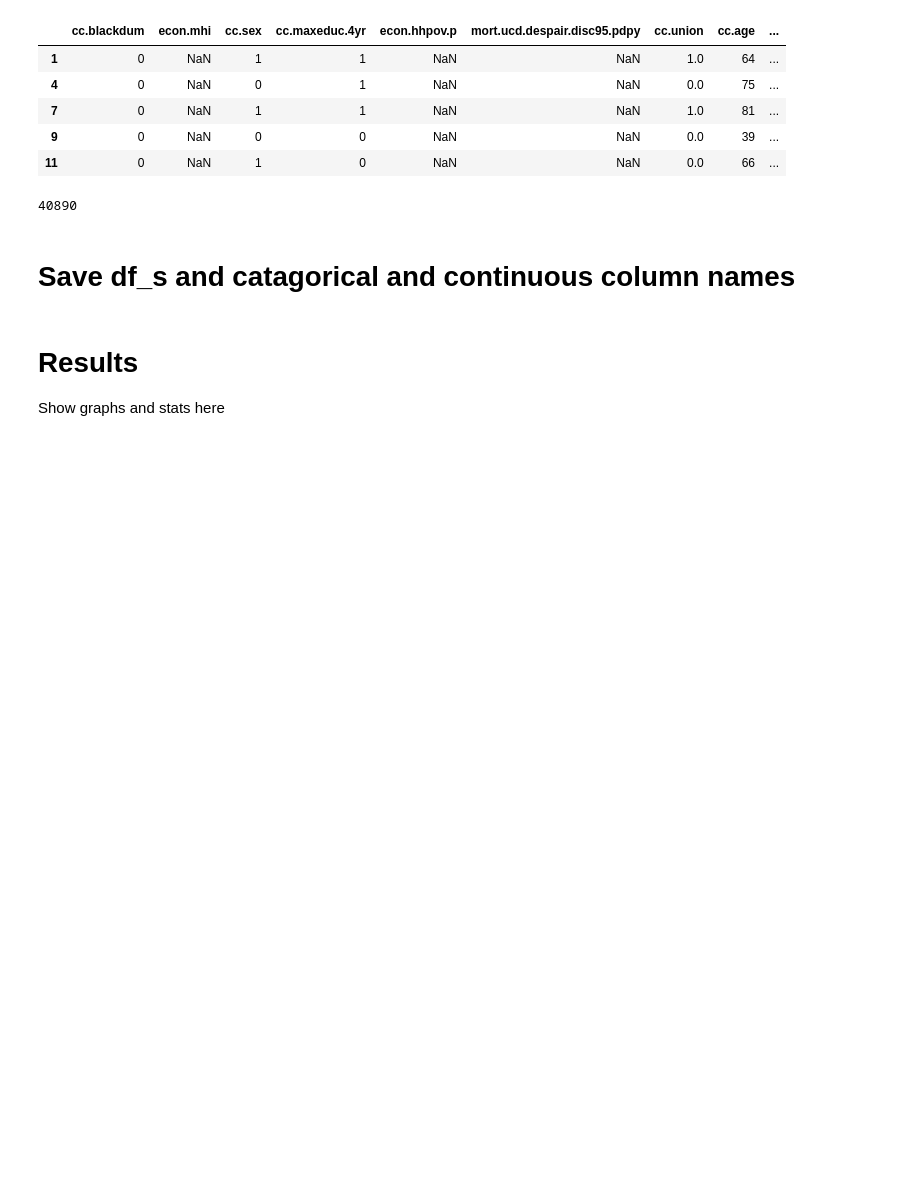
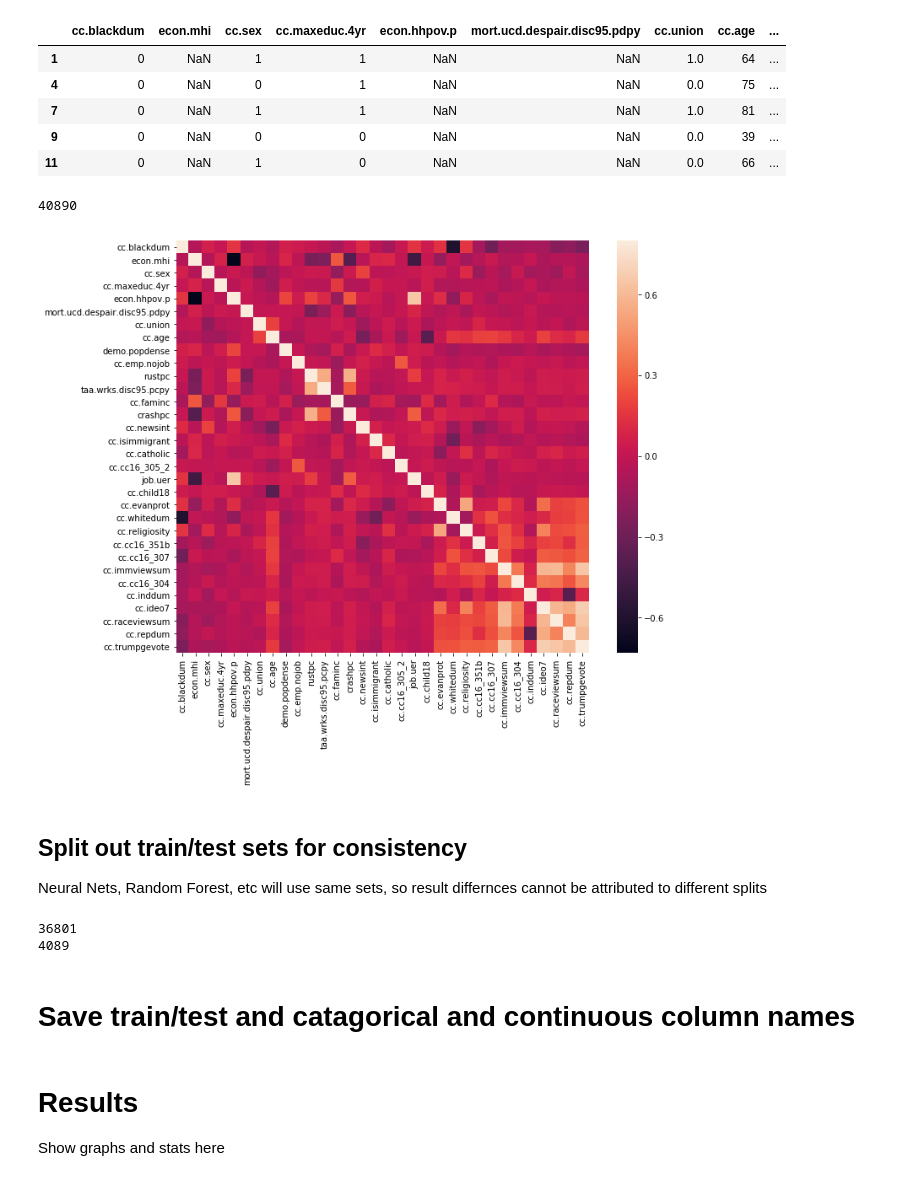
Before and after one commit to kperkins411/VoterAnalysis, a Jupyter notebook: DataCleaning.ipynb, the cells around one changed output. Saved outputs shown, nothing was run; the diff lists cells and outputs as text; code cells hidden in the pictures; blank space fills up the shorter version.

```diff
--- a/DataCleaning.ipynb
+++ b/DataCleaning.ipynb
@@ -241,7 +256,29 @@ len(df_s)
 | 9 | 0 | NaN | 0 | 0 | NaN | NaN | 0.0 | 39 | ... |
 | 11 | 0 | NaN | 1 | 0 | NaN | NaN | 0.0 | 66 | ... |
 40890
+# %%
+#correlation matrix
+corrmat = df_s.corr(method='pearson')
+f, ax = plt.subplots(figsize=(12, 9))
+sns.heatmap(corrmat, vmax=.8, square=True);
+
+#there is a lot of correlation here,the darks and the lights
+# %% [output]
+[figure, added]
+# %% [markdown]
+## Split out train/test sets for consistency
+Neural Nets, Random Forest, etc will use same sets, so result differnces cannot be attributed to different splits
+# %%
+# split out train/test sets
+from sklearn.model_selection import train_test_split
+
+train,tst = train_test_split(df_s, test_size=0.1)
+print(str(len(train)))
+print(str(len(tst)))
+# %% [output]
+36801
+4089
 # %% [markdown]
-# Save df_s and catagorical and continuous column names
+# Save train/test and catagorical and continuous column names
 # %%
 os.makedirs('tmp', exist_ok=True)
```
Also changed, not shown: parts of 5 cells of this notebook, 1 other file.
